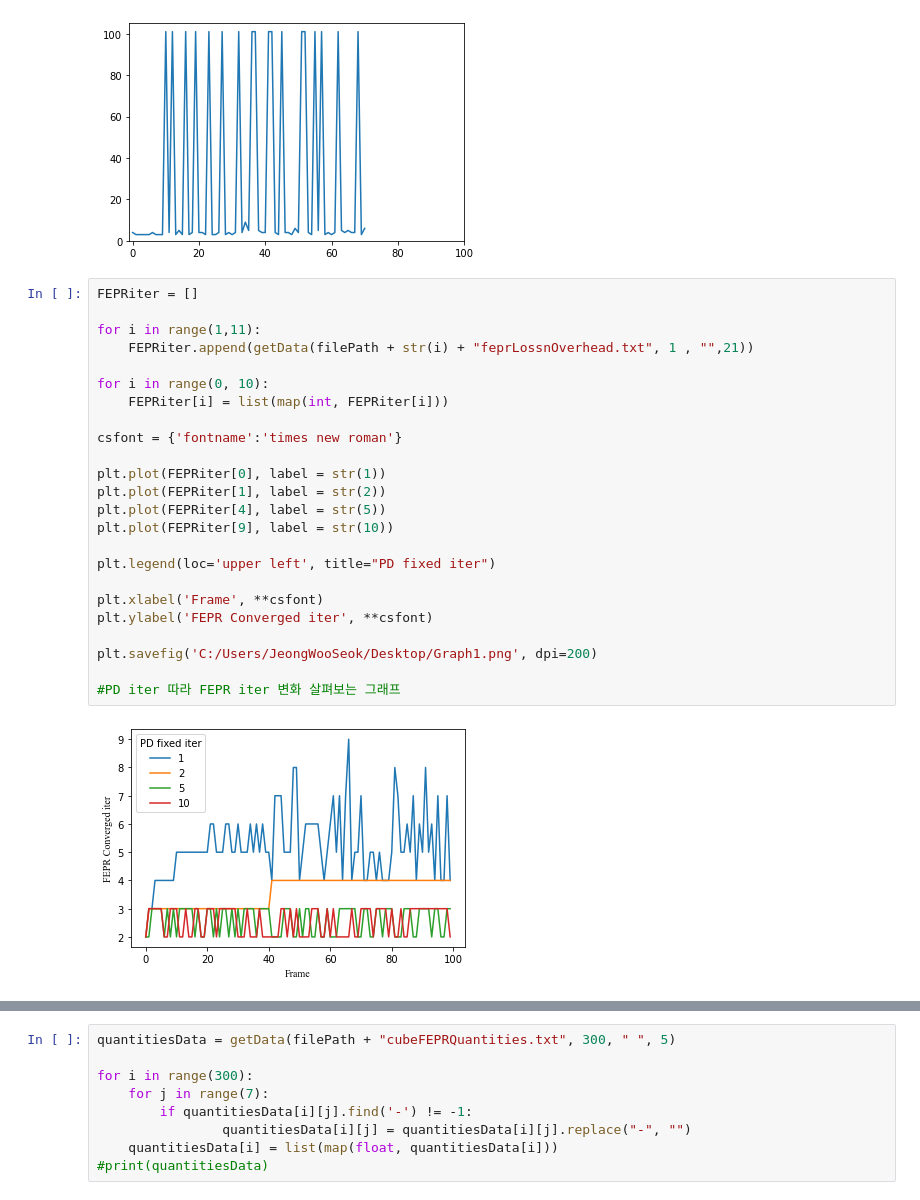
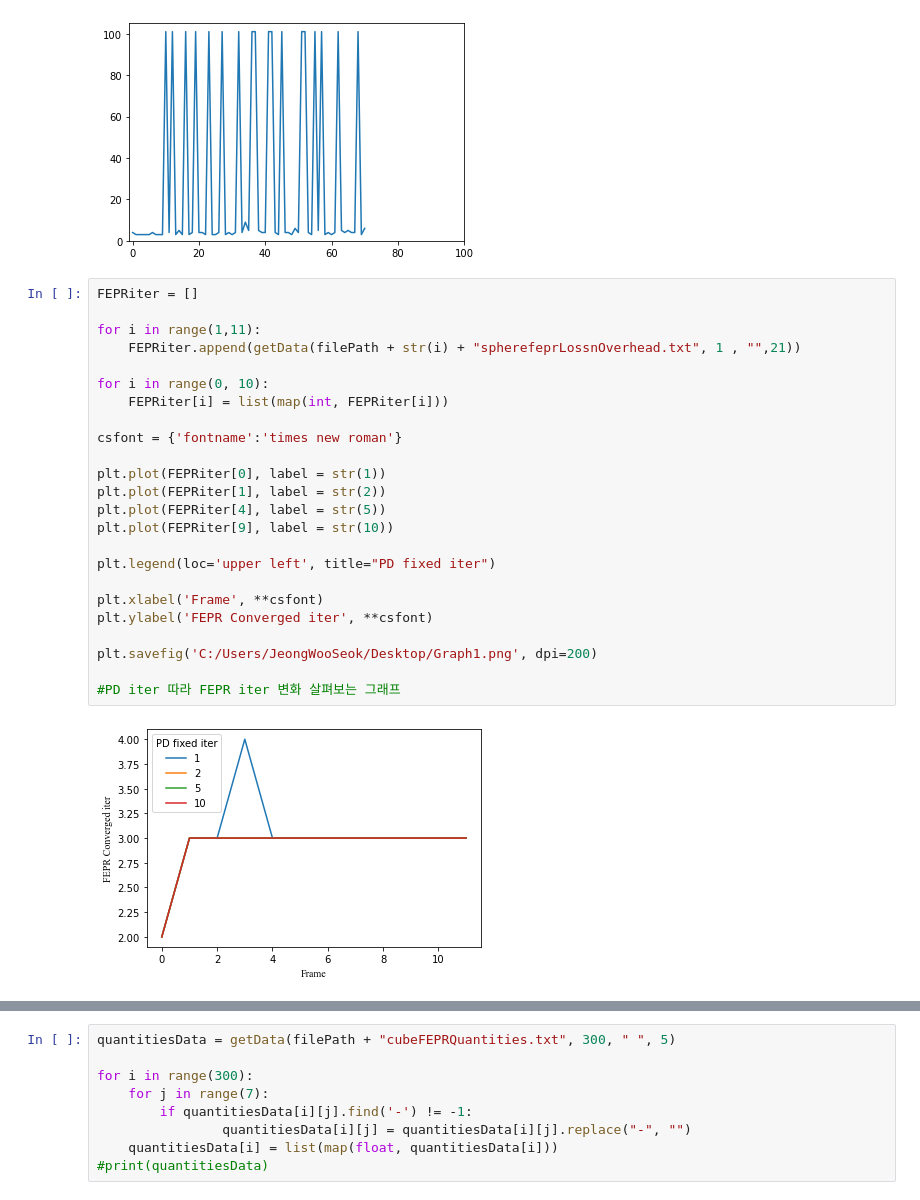
Before and after one commit to www0131/-Data-analysis, a Jupyter notebook: statistics.ipynb, the cells around one changed output, grey strips where cells are left out. Cells and saved outputs as stored; diff of their text form.

```diff
--- a/statistics.ipynb
+++ b/statistics.ipynb
@@ -367,29 +367,29 @@ plt.axis([-1, 100, 0, 105])
 # %%
 FEPRiter = []
 
 for i in range(1,11):
-    FEPRiter.append(getData(filePath + str(i) + "feprLossnOverhead.txt", 1 , "",21))
+    FEPRiter.append(getData(filePath + str(i) + "spherefeprLossnOverhead.txt", 1 , "",21))
 
 for i in range(0, 10):
     FEPRiter[i] = list(map(int, FEPRiter[i]))
 
 csfont = {'fontname':'times new roman'}
 
 plt.plot(FEPRiter[0], label = str(1))
 plt.plot(FEPRiter[1], label = str(2))
 plt.plot(FEPRiter[4], label = str(5))
 plt.plot(FEPRiter[9], label = str(10))
 
 plt.legend(loc='upper left', title="PD fixed iter")
 
 plt.xlabel('Frame', **csfont)
 plt.ylabel('FEPR Converged iter', **csfont)
 
 plt.savefig('C:/Users/JeongWooSeok/Desktop/Graph1.png', dpi=200)
 
 #PD iter 따라 FEPR iter 변화 살펴보는 그래프
 # %% [output]
-[figure, old version]
+[figure, new version]
 # %%
 SUMFEPRiter = np.zeros(10)
 
```
Also changed, not shown: parts of 2 cells of this notebook.
